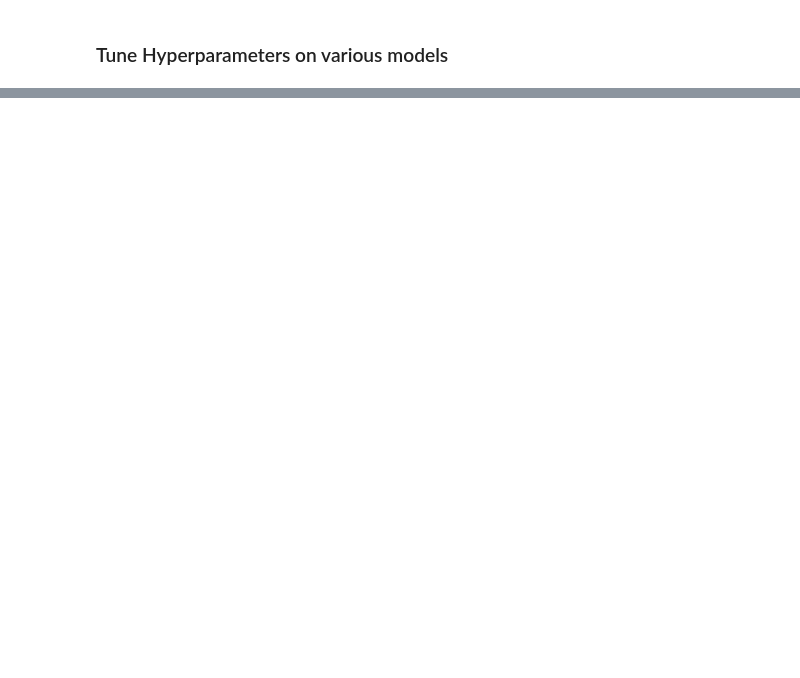
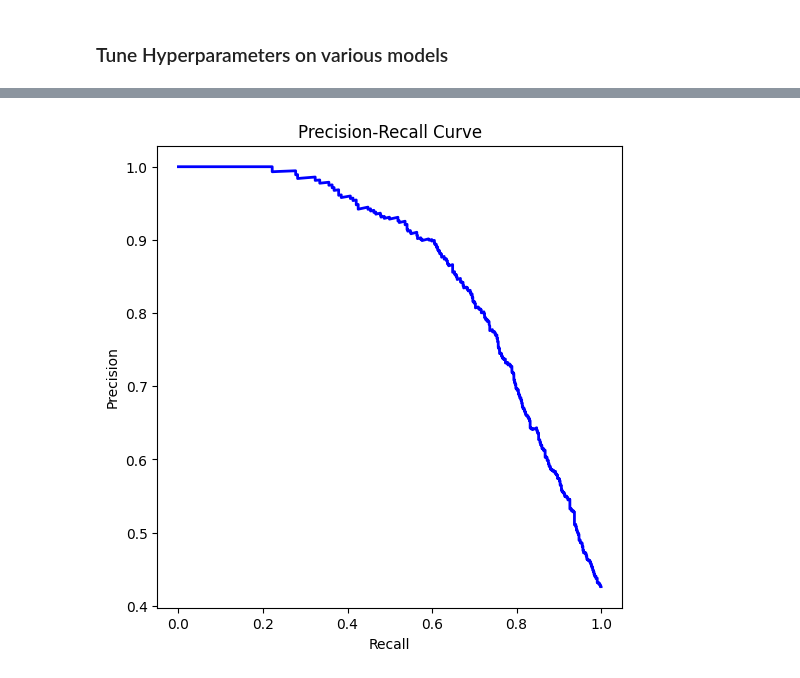
Before and after one commit to DillonKyle/deep-learning-wk4, a Jupyter notebook: wk4.ipynb, the cells around one changed output, grey strips where cells are left out. Saved outputs shown, nothing was run; the diff lists cells and outputs as text; code cells hidden in the pictures; blank space fills up the shorter version.

```diff
--- a/wk4.ipynb
+++ b/wk4.ipynb
@@ -402,0 +418,12 @@ Best Model: GRU with units=32, dropout_rate=0.4, learning_rate=0.001
+# %%
+# Compute Precision-Recall curve
+precision, recall, _ = precision_recall_curve(y_test, model.predict(X_test_rnn))
+
+# Plot Precision-Recall curve
+plt.figure(figsize=(6, 6))
+plt.plot(recall, precision, lw=2, color='b')
+plt.title('Precision-Recall Curve')
+plt.xlabel('Recall')
+plt.ylabel('Precision')
+plt.show()
+# %% [output]
@@ -402,0 +431 @@ Best Model: GRU with units=32, dropout_rate=0.4, learning_rate=0.001
+[figure, added]
```
Also changed, not shown: parts of 13 cells of this notebook.
